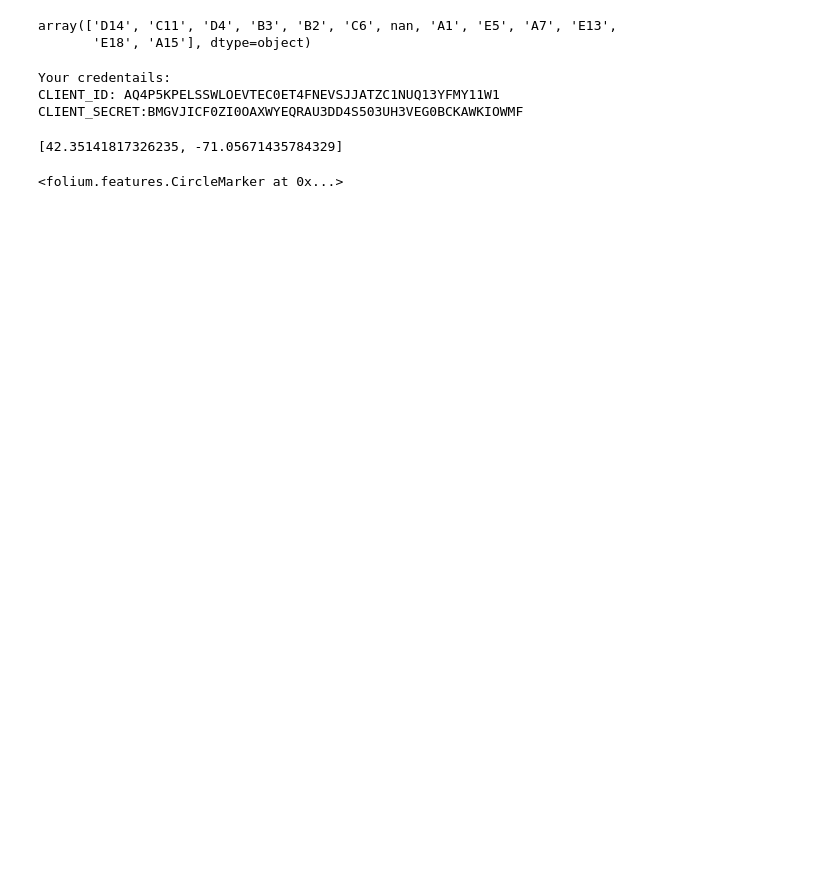
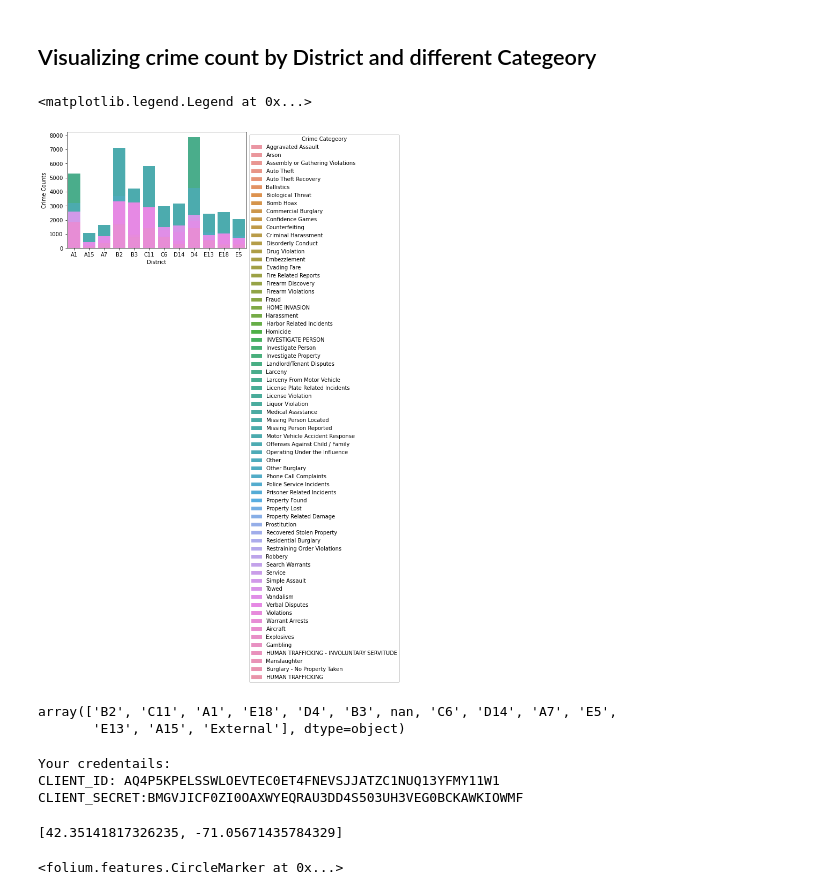
Before and after one commit to jeffery1128/Capstone_Project_IBM, a Jupyter notebook: Final Capstone Project.ipynb, the cells around one changed output. Cells and saved outputs as stored; diff of their text form; code cells hidden in the pictures; blank space fills up the shorter version.

Commit message:
New Data set and new version of notebook

```diff
--- a/Final Capstone Project.ipynb
+++ b/Final Capstone Project.ipynb
@@ -28,2 +35,7 @@ Requirement already satisfied: soupsieve>1.2 in c:\users\jeffe\anaconda3\lib\sit
 # %%
-data = pd.read_csv('./crime.csv')
+data_2015 = pd.read_csv('./data/crime-incident-reports-2015.csv')
+data_2016 = pd.read_csv('./data/crime-incident-reports-2016.csv')
+data_2017 = pd.read_csv('./data/crime-incident-reports-2017.csv')
+data_2018 = pd.read_csv('./data/crime-incident-reports-2018.csv')
+data_2019 = pd.read_csv('./data/crime-incident-reports-2019.csv')
+data_2020 = pd.read_csv('./data/crime-incident-reports-2020.csv')
@@ -45,0 +63,3 @@ data
+# %%
+data = pd.concat([data_2015,data_2016,data_2017,data_2018,data_2019,data_2020])
+data.shape
@@ -46,8 +77,20 @@ data
+# %% [markdown]
+## Visualizing crime count by District and different Categeory
+# %%
+dis = data.groupby(by=["DISTRICT","OFFENSE_CODE_GROUP"]).size()
+s = dis.to_frame()
+s = s.reset_index()
+s.columns = ["District","Crime_cat","Crime Counts"]
+ax = sns.barplot(x ="District", y = 'Crime Counts', data = s, hue = "Crime_cat" , dodge=False)
+plt.legend(title = 'Crime Categeory', bbox_to_anchor = (1, 1))
+# %% [output]
+<matplotlib.legend.Legend at 0x...>
+[figure, added]
 # %%
 data['DISTRICT'].unique()
 # %% [output]
-array(['D14', 'C11', 'D4', 'B3', 'B2', 'C6', nan, 'A1', 'E5', 'A7', 'E13',
-       'E18', 'A15'], dtype=object)
+array(['B2', 'C11', 'A1', 'E18', 'D4', 'B3', nan, 'C6', 'D14', 'A7', 'E5',
+       'E13', 'A15', 'External'], dtype=object)
 # %%
 CLIENT_ID = 'AQ4P5KPELSSWLOEVTEC0ET4FNEVSJJATZC1NUQ13YFMY11W1' # your Foursquare ID
 CLIENT_SECRET = 'BMGVJICF0ZI0OAXWYEQRAU3DD4S503UH3VEG0BCKAWKIOWMF' # your Foursquare Secret
```
Also changed, not shown: parts of 10 cells of this notebook, 7 other files.
